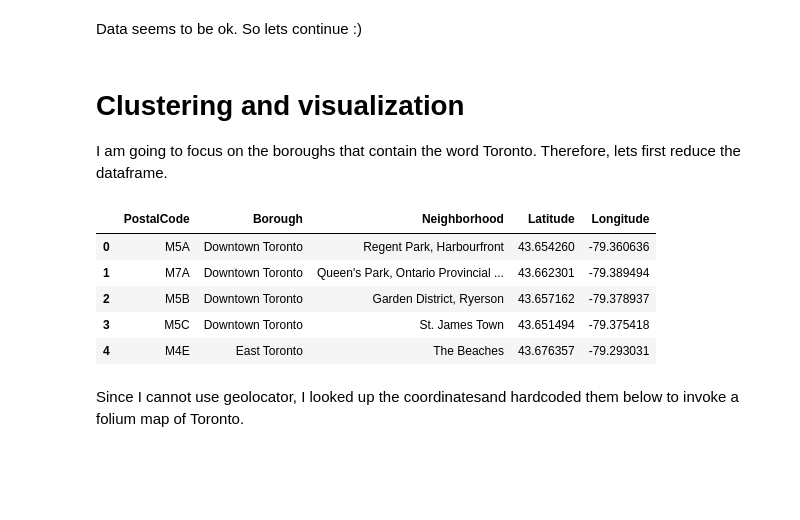
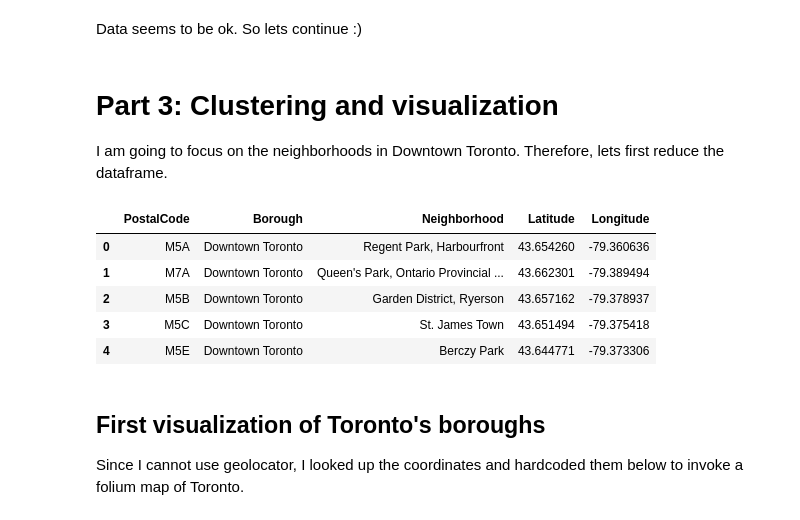
Before and after one commit to kaamos1/Coursera_DataScience_Capstone, a Jupyter notebook: toronto_clustering.ipynb, the cells around one changed output. Saved outputs shown, nothing was run; the diff lists cells and outputs as text; code cells hidden in the pictures; blank space fills up the shorter version.

Commit message:
updated readme, finished first version for week 3 assignment

```diff
--- a/toronto_clustering.ipynb
+++ b/toronto_clustering.ipynb
@@ -66,8 +73,8 @@ Next up, we are going to merge the two tables.
 # %%
 latlong_table = pd.read_csv('Geospatial_Coordinates.csv')
 latlong_table.rename(columns={'Postal Code': 'PostalCode'}, inplace=True)
-toronto_data = pd.merge(df, latlong_table, on='PostalCode')
-toronto_data
+neighborhoods = pd.merge(df, latlong_table, on='PostalCode')
+neighborhoods
 # %% [output]
 |  | PostalCode | Borough | Neighborhood | Latitude | Longitude |
 | 0 | M3A | North York | Parkwoods | 43.753259 | -79.329656 |
@@ -113,18 +120,19 @@ test_df
 # %% [markdown]
 Data seems to be ok. So lets continue :)
 # %% [markdown]
-# Clustering and visualization
-I am going to focus on the boroughs that contain the word Toronto. Therefore, lets first reduce the dataframe.
+# Part 3: Clustering and visualization
+I am going to focus on the neighborhoods in Downtown Toronto. Therefore, lets first reduce the dataframe.
 # %%
-toronto_boroughs = toronto_data[toronto_data['Borough'].str.contains('Toronto')].reset_index(drop=True)
-toronto_boroughs.head()
+toronto_data = neighborhoods[neighborhoods['Borough'].str.contains('Downtown Toronto')].reset_index(drop=True)
+toronto_data.head()
 # %% [output]
 |  | PostalCode | Borough | Neighborhood | Latitude | Longitude |
 | 0 | M5A | Downtown Toronto | Regent Park, Harbourfront | 43.654260 | -79.360636 |
 | 1 | M7A | Downtown Toronto | Queen's Park, Ontario Provincial ... | 43.662301 | -79.389494 |
 | 2 | M5B | Downtown Toronto | Garden District, Ryerson | 43.657162 | -79.378937 |
 | 3 | M5C | Downtown Toronto | St. James Town | 43.651494 | -79.375418 |
-| 4 | M4E | East Toronto | The Beaches | 43.676357 | -79.293031 |
+| 4 | M5E | Downtown Toronto | Berczy Park | 43.644771 | -79.373306 |
 # %% [markdown]
-Since I cannot use geolocator, I looked up the coordinatesand hardcoded them below to invoke a folium map of Toronto.
+## First visualization of Toronto's boroughs
+Since I cannot use geolocator, I looked up the coordinates and hardcoded them below to invoke a folium map of Toronto.
 # %%
```
Also changed, not shown: parts of 28 cells of this notebook, 2 other files.
